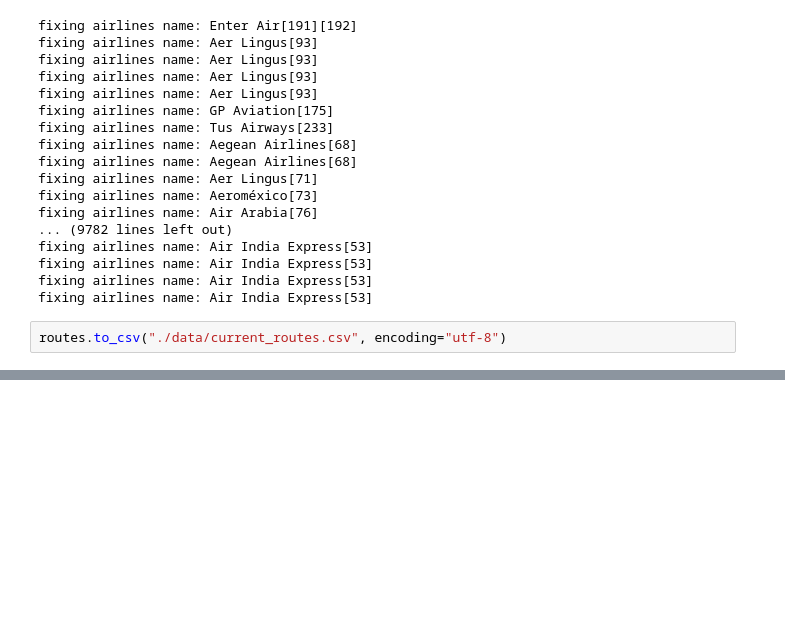
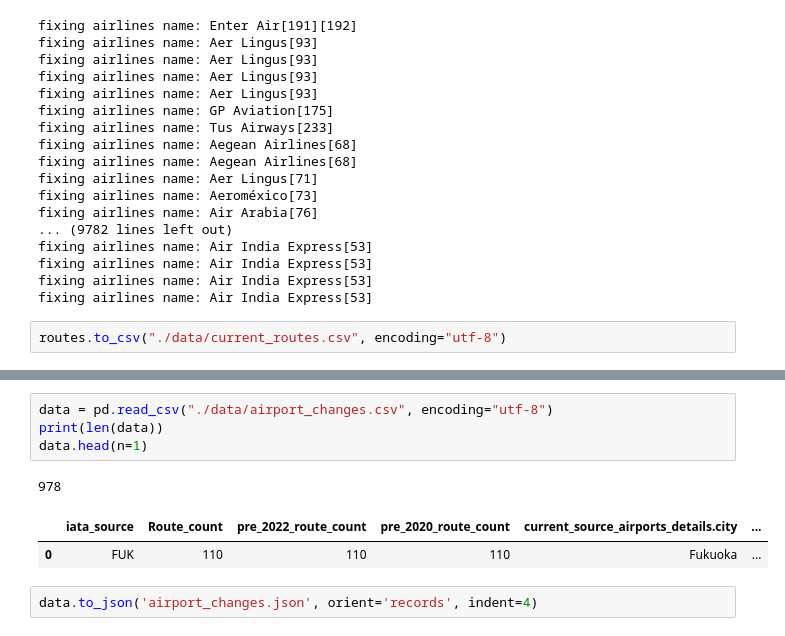
Before and after one commit to maxjing97/flight-routes-analysis, a Jupyter notebook: backend/dataset_preparation/4_data_cluster_prep.ipynb, the cells around one changed output, grey strips where cells are left out. Drawn from its saved outputs; the diff is of its cells as text; blank space fills up the shorter version.

```diff
--- a/backend/dataset_preparation/4_data_cluster_prep.ipynb
+++ b/backend/dataset_preparation/4_data_cluster_prep.ipynb
@@ -511,0 +583,10 @@ routes.to_csv("./data/current_routes.csv", encoding="utf-8")
+# %%
+data = pd.read_csv("./data/airport_changes.csv", encoding="utf-8")
+print(len(data))
+data.head(n=1)
+# %% [output]
+978
+|  | iata_source | Route_count | pre_2022_route_count | pre_2020_route_count | current_source_airports_details.city | ... |
+| 0 | FUK | 110 | 110 | 110 | Fukuoka | ... |
+# %%
+data.to_json('airport_changes.json', orient='records', indent=4)
```
Also changed, not shown: parts of 16 cells of this notebook, 8 other files.
